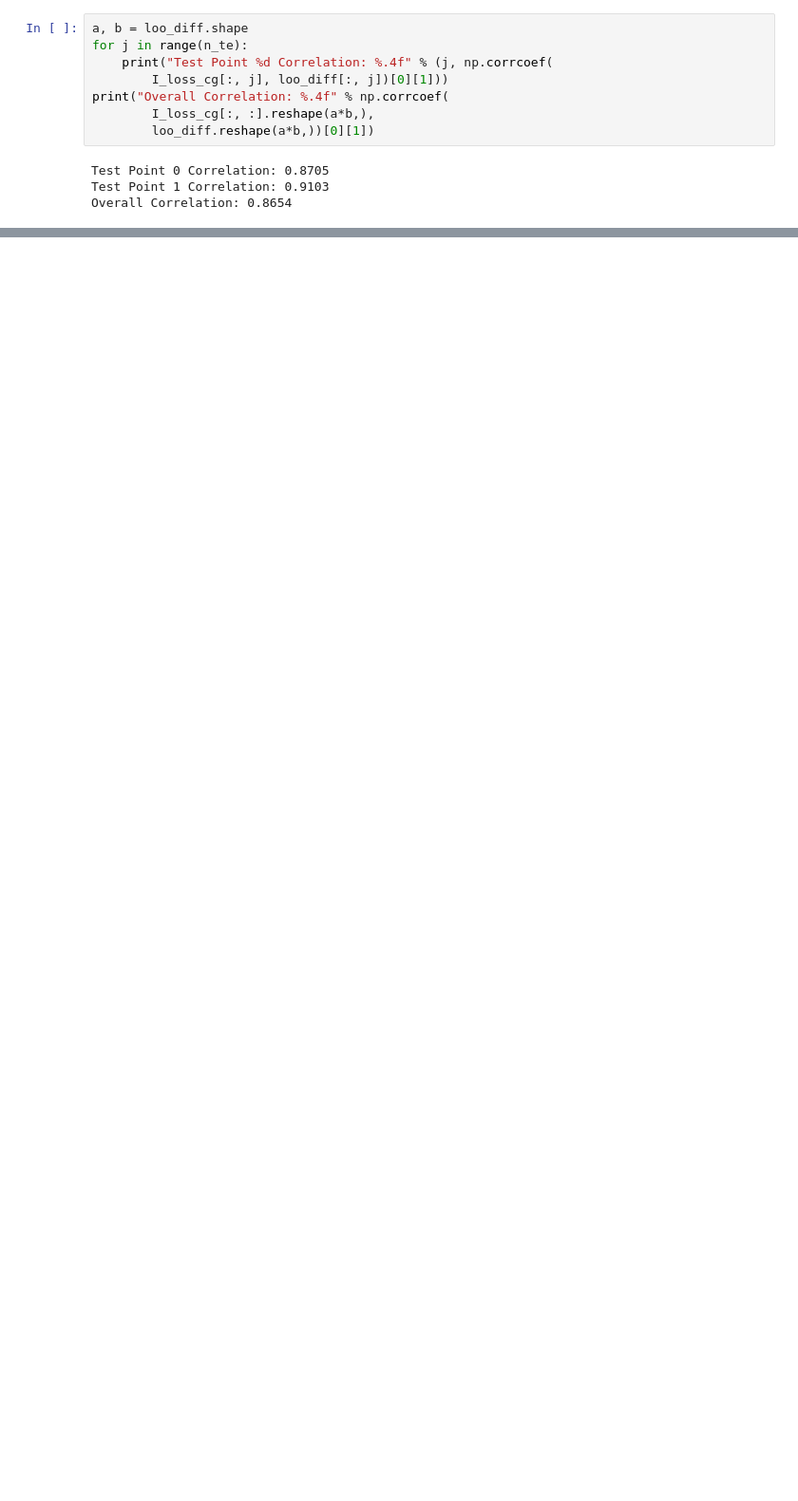
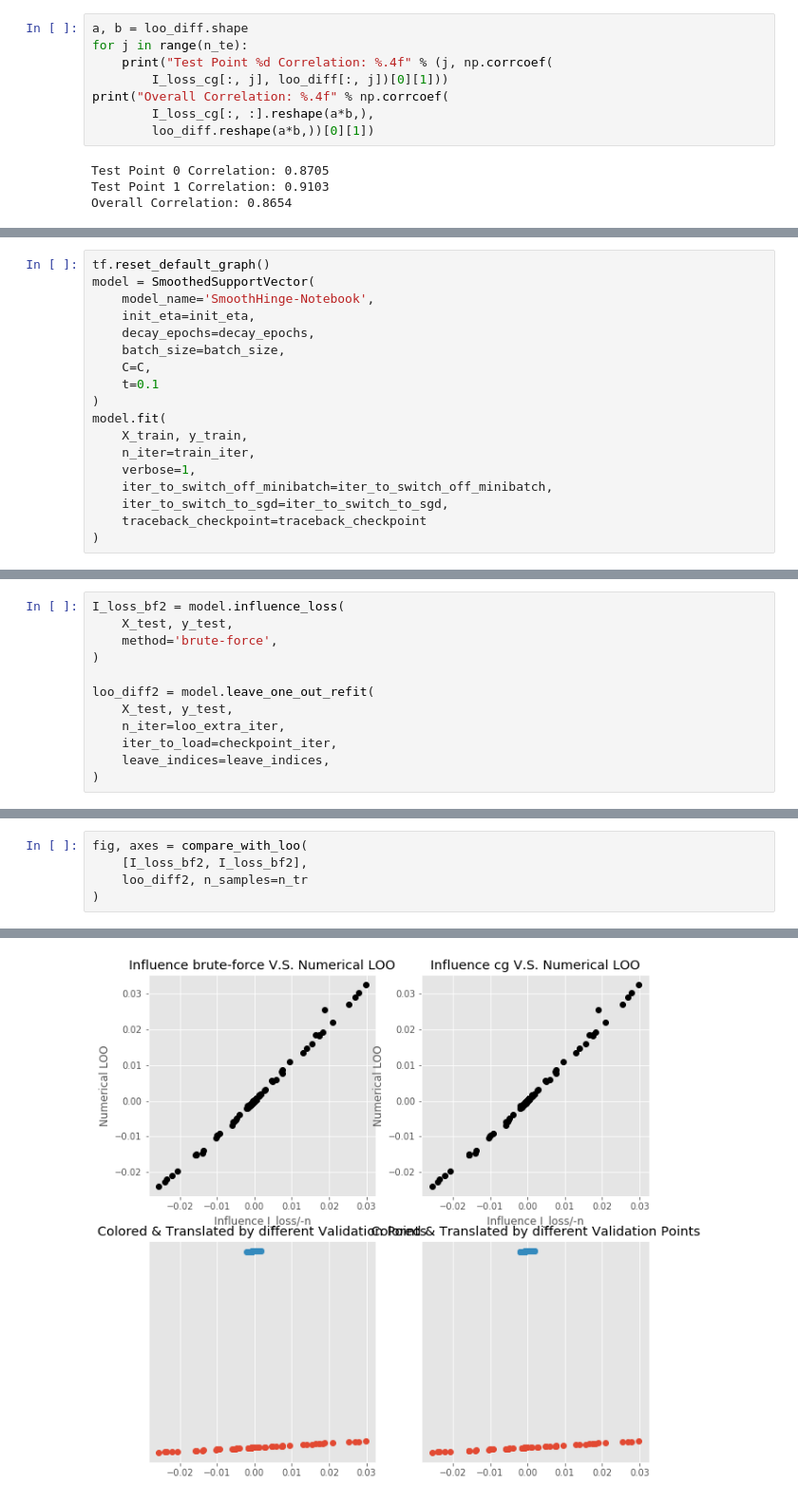
Before and after one commit to zedyang/46927-Project, a Jupyter notebook: experiments3.ipynb, the cells around one changed output, grey strips where cells are left out. Shown at 95% size. Cells and saved outputs as stored; diff of their text form; blank space fills up the shorter version.

```diff
--- a/experiments3.ipynb
+++ b/experiments3.ipynb
@@ -201,0 +285,18 @@ Overall Correlation: 0.8654
+# %%
+tf.reset_default_graph()
+model = SmoothedSupportVector(
+    model_name='SmoothHinge-Notebook',
+    init_eta=init_eta,
+    decay_epochs=decay_epochs,
+    batch_size=batch_size,
+    C=C,
+    t=0.1
+)
+model.fit(
+    X_train, y_train,
+    n_iter=train_iter,
+    verbose=1,
+    iter_to_switch_off_minibatch=iter_to_switch_off_minibatch,
+    iter_to_switch_to_sgd=iter_to_switch_to_sgd,
+    traceback_checkpoint=traceback_checkpoint
+)
@@ -201,0 +322,12 @@ Overall Correlation: 0.8654
+# %%
+I_loss_bf2 = model.influence_loss(
+    X_test, y_test,
+    method='brute-force',
+)
+
+loo_diff2 = model.leave_one_out_refit(
+    X_test, y_test,
+    n_iter=loo_extra_iter,
+    iter_to_load=checkpoint_iter,
+    leave_indices=leave_indices,
+)
@@ -201,0 +352,6 @@ Overall Correlation: 0.8654
+# %%
+fig, axes = compare_with_loo(
+    [I_loss_bf2, I_loss_bf2],
+    loo_diff2, n_samples=n_tr
+)
+# %% [output]
@@ -201,0 +359 @@ Overall Correlation: 0.8654
+[figure, added]
```
Also changed, not shown: parts of 19 cells of this notebook, 11 other files.
